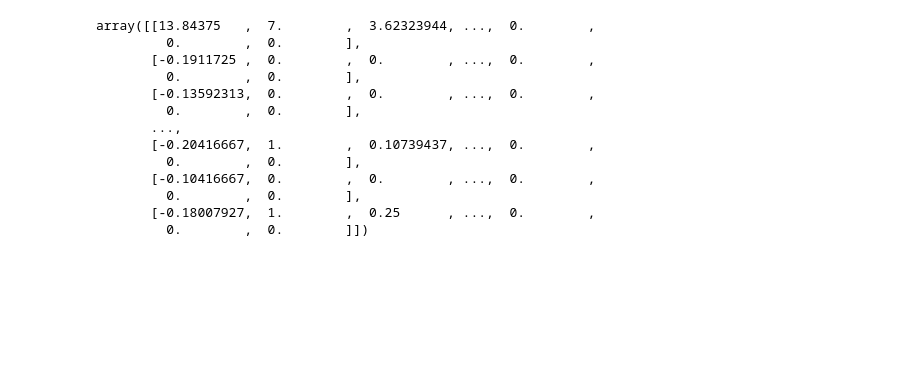
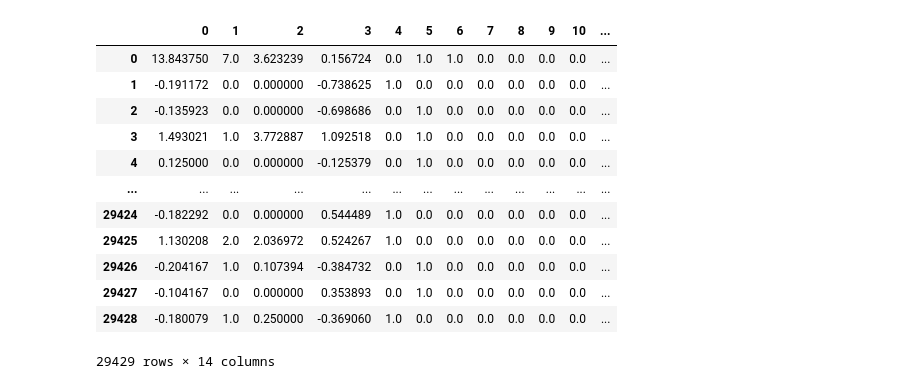
Before and after one commit to aamruth/triumph-venture, a Jupyter notebook: notebooks/Industry_Group_.ipynb, the cells around one changed output. Saved outputs shown, nothing was run; the diff lists cells and outputs as text; code cells hidden in the pictures; blank space fills up the shorter version.

```diff
--- a/notebooks/Industry_Group_.ipynb
+++ b/notebooks/Industry_Group_.ipynb
@@ -63,38 +66,45 @@ class columnDropperTransformer(TransformerMixin, BaseEstimator):
        'Industry_Group_Science and Engineering']
 
     def fit(self,X,y=None):
+        self.encoder = OneHotEncoder(handle_unknown="ignore", sparse=False)
+        self.encoder.fit(X)
+        self.feature_names_ = self.encoder.get_feature_names_out(['country_code','Industry_Group'])
         return self
     def transform(self,X,y=None):
-        return X.drop(self.weak_features, axis=1)
+        encoded = self.encoder.transform(X)
+        # Create a DataFrame with the transformed data and feature names
+        transformed_df = pd.DataFrame(data=encoded, columns=self.feature_names_)
+        return transformed_df.drop(self.weak_features, axis=1)
 # %%
 preproc_numerical= make_pipeline(
     SimpleImputer(),
     RobustScaler()
 )
 
-preproc_categorical = make_pipeline(
+preproc_categorical_Industry_Group_country = make_pipeline(
     SimpleImputer(strategy="most_frequent"),
-    OneHotEncoder(handle_unknown="ignore",sparse=False)
+    columnDropperTransformer()
 )
 
 preproc = make_column_transformer(
     (preproc_numerical, make_column_selector(dtype_include=["int64", "float64"])),
-    (preproc_categorical, make_column_selector(dtype_include=["object"])), remainder="drop")
+    (preproc_categorical_Industry_Group_country, make_column_selector(dtype_include=["object"]))
+)
 # %%
 pipe_baseline = make_pipeline(preproc, RandomForestClassifier(random_state=42))
 # %%
-preproc.fit_transform(X_train)
+pd.DataFrame(preproc.fit_transform(X_train))
 # %% [output]
+|  | 0 | 1 | 2 | 3 | 4 | 5 | 6 | 7 | 8 | 9 | 10 | ... |
+| 0 | 13.843750 | 7.0 | 3.623239 | 0.156724 | 0.0 | 1.0 | 1.0 | 0.0 | 0.0 | 0.0 | 0.0 | ... |
+| 1 | -0.191172 | 0.0 | 0.000000 | -0.738625 | 1.0 | 0.0 | 0.0 | 0.0 | 0.0 | 0.0 | 0.0 | ... |
+| 2 | -0.135923 | 0.0 | 0.000000 | -0.698686 | 0.0 | 1.0 | 0.0 | 0.0 | 0.0 | 0.0 | 0.0 | ... |
+| 3 | 1.493021 | 1.0 | 3.772887 | 1.092518 | 0.0 | 1.0 | 0.0 | 0.0 | 0.0 | 0.0 | 0.0 | ... |
+| 4 | 0.125000 | 0.0 | 0.000000 | -0.125379 | 0.0 | 1.0 | 0.0 | 0.0 | 0.0 | 0.0 | 0.0 | ... |
+| ... | ... | ... | ... | ... | ... | ... | ... | ... | ... | ... | ... | ... |
+| 29424 | -0.182292 | 0.0 | 0.000000 | 0.544489 | 1.0 | 0.0 | 0.0 | 0.0 | 0.0 | 0.0 | 0.0 | ... |
+| 29425 | 1.130208 | 2.0 | 2.036972 | 0.524267 | 1.0 | 0.0 | 0.0 | 0.0 | 0.0 | 0.0 | 0.0 | ... |
+| 29426 | -0.204167 | 1.0 | 0.107394 | -0.384732 | 0.0 | 1.0 | 0.0 | 0.0 | 0.0 | 0.0 | 0.0 | ... |
+| 29427 | -0.104167 | 0.0 | 0.000000 | 0.353893 | 0.0 | 1.0 | 0.0 | 0.0 | 0.0 | 0.0 | 0.0 | ... |
+| 29428 | -0.180079 | 1.0 | 0.250000 | -0.369060 | 1.0 | 0.0 | 0.0 | 0.0 | 0.0 | 0.0 | 0.0 | ... |
-array([[13.84375   ,  7.        ,  3.62323944, ...,  0.        ,
-         0.        ,  0.        ],
-       [-0.1911725 ,  0.        ,  0.        , ...,  0.        ,
-         0.        ,  0.        ],
-       [-0.13592313,  0.        ,  0.        , ...,  0.        ,
-         0.        ,  0.        ],
-       ...,
-       [-0.20416667,  1.        ,  0.10739437, ...,  0.        ,
-         0.        ,  0.        ],
-       [-0.10416667,  0.        ,  0.        , ...,  0.        ,
-         0.        ,  0.        ],
-       [-0.18007927,  1.        ,  0.25      , ...,  0.        ,
-         0.        ,  0.        ]])
+29429 rows × 14 columns
```
Also changed, not shown: parts of 8 cells of this notebook.
